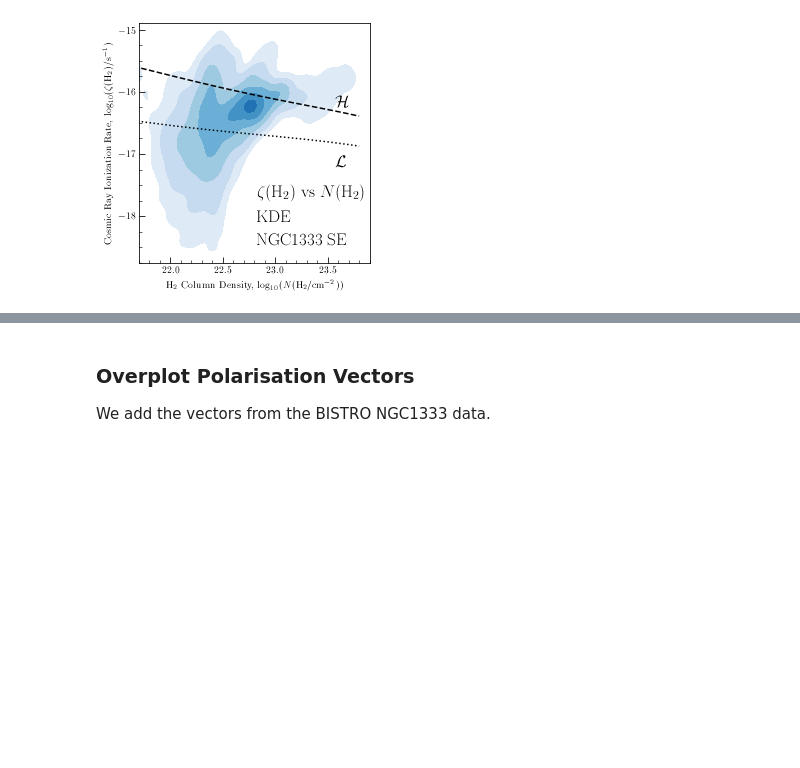
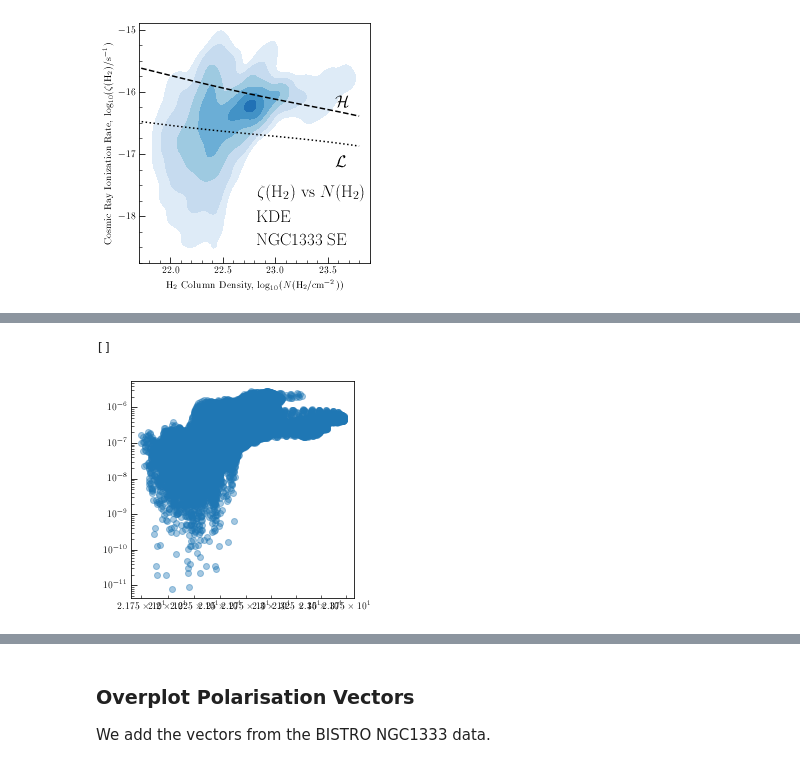
Before and after one commit to jpinedaf/NGC1333_NOEMA_Ions, a Jupyter notebook: NGC1333_Ions_Calculations.ipynb, the cells around one changed output, grey strips where cells are left out. Cells and saved outputs as stored; diff of their text form; code cells hidden in the pictures; blank space fills up the shorter version.

```diff
--- a/NGC1333_Ions_Calculations.ipynb
+++ b/NGC1333_Ions_Calculations.ipynb
@@ -1060,0 +1082,10 @@ ax.plot(sample_mix, 1e-5 * sample_mix**(-0.5), color='r')
+# %%
+fig, ax = plt.subplots(figsize=(4, 4))
+# * 1e-17
+ax.scatter(hdu_log10_h2.data[gd_zeta], xe_fd[gd_zeta]*n_H2[gd_zeta]*R_H[gd_zeta], alpha=0.4)
+plt.loglog()
+# sample_mix = 10**(np.arange(1.5, 8, 1))
+# ax.plot(sample_mix, 1e-5 * sample_mix**(-0.5), color='r')
+# %% [output]
+[]
+[figure, added]
```
Also changed, not shown: parts of 11 cells of this notebook, 25 other files.
